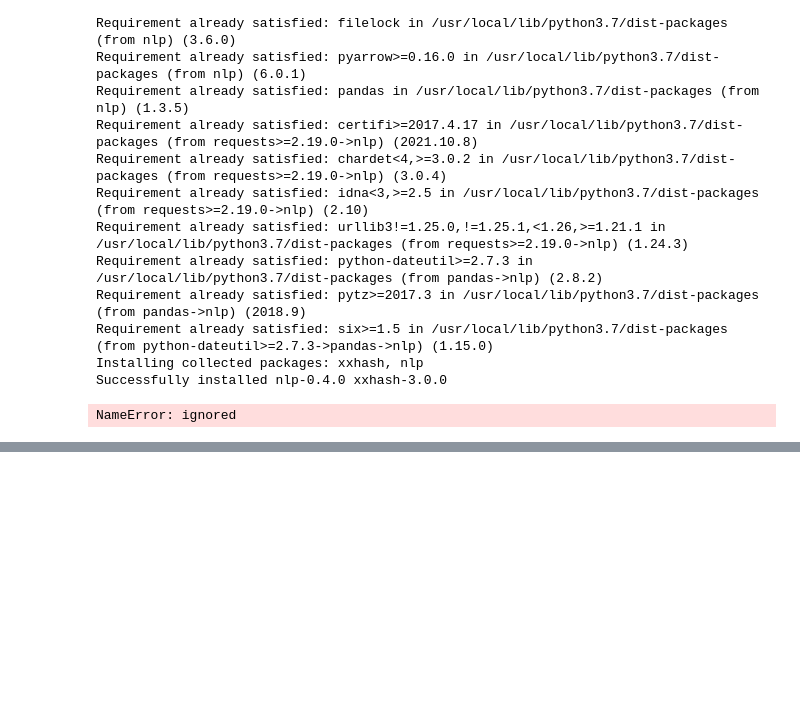
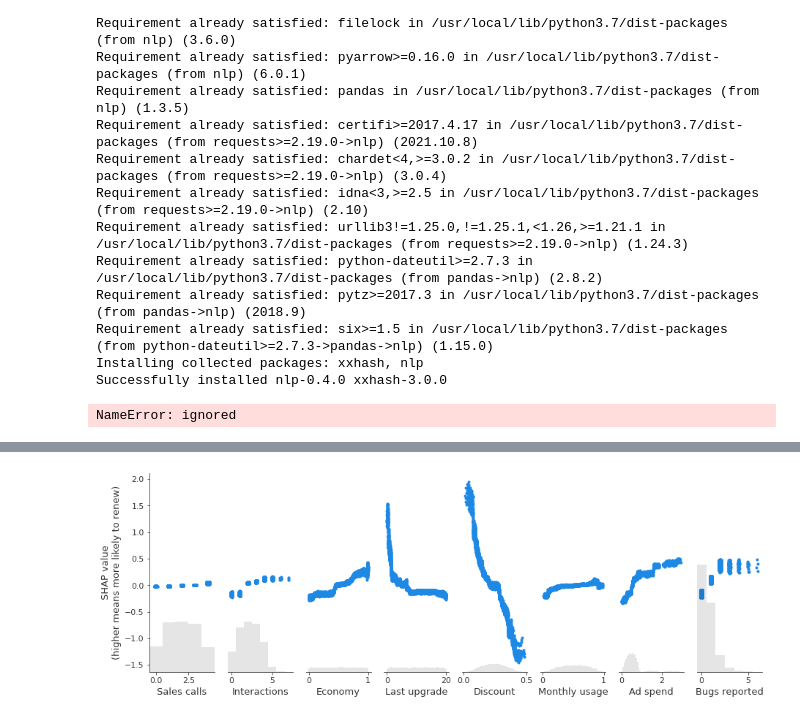
Before and after one commit to annemorvan/tutorials, a Jupyter notebook: shap/tutorial_shap.ipynb, the cells around one changed output, grey strips where cells are left out. Cells and saved outputs as stored; diff of their text form; code cells hidden in the pictures; blank space fills up the shorter version.

```diff
--- a/shap/tutorial_shap.ipynb
+++ b/shap/tutorial_shap.ipynb
@@ -490,0 +644,4 @@ shap.plots.bar(shap_values.abs.sum(0))
+# %%
+shap.plots.scatter(shap_values, ylabel="SHAP value\n(higher means more likely to renew)")
+# %% [output]
+[figure, added]
```
Also changed, not shown: parts of 88 cells of this notebook.
